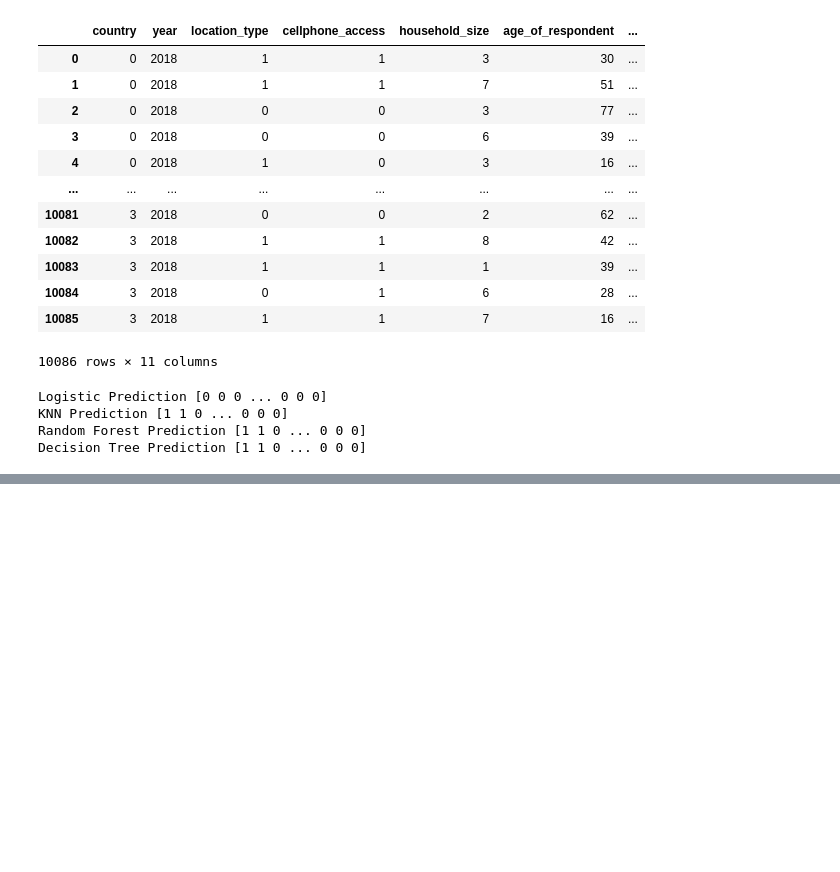
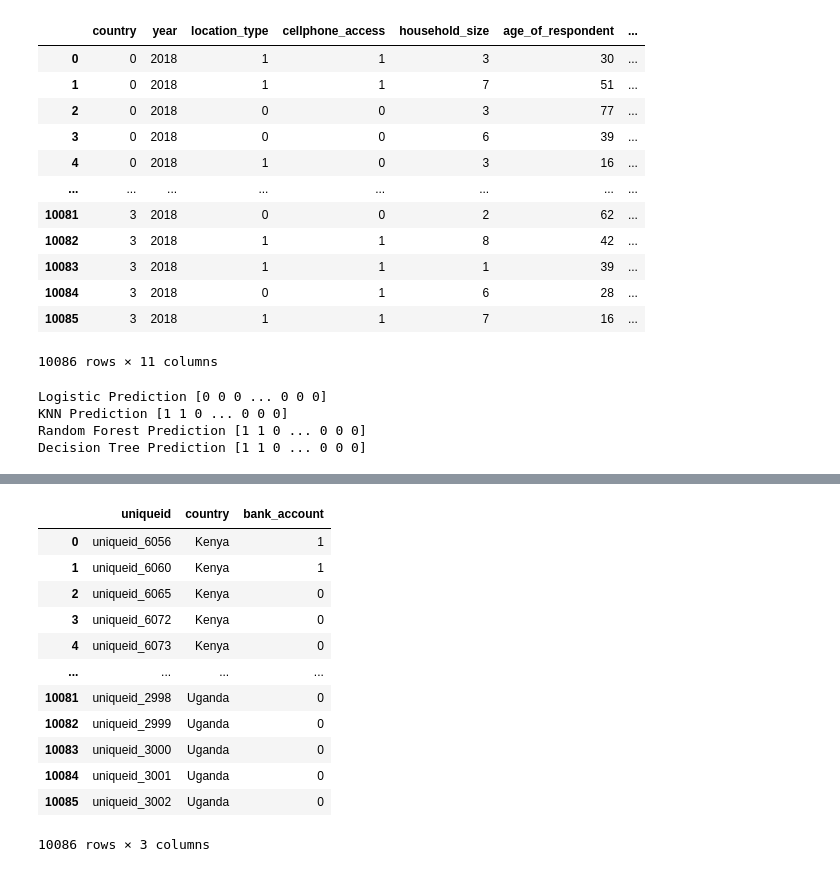
Before and after one commit to camelabs/learning, a Jupyter notebook: ML_TRAIN.ipynb, the cells around one changed output, grey strips where cells are left out. Cells and saved outputs as stored; diff of their text form; code cells hidden in the pictures; blank space fills up the shorter version.

Commit message:
Ready for Zindi

```diff
--- a/ML_TRAIN.ipynb
+++ b/ML_TRAIN.ipynb
@@ -259,0 +277,20 @@ Decision Tree Prediction [1 1 0 ... 0 0 0]
+# %%
+#Joining data for zindi
+ready_for_zindi = test[['uniqueid','country','bank_account']]
+# %%
+#Displaying the data after joining columns needed by zindi
+ready_for_zindi
+# %% [output]
+|  | uniqueid | country | bank_account |
+| 0 | uniqueid_6056 | Kenya | 1 |
+| 1 | uniqueid_6060 | Kenya | 1 |
+| 2 | uniqueid_6065 | Kenya | 0 |
+| 3 | uniqueid_6072 | Kenya | 0 |
+| 4 | uniqueid_6073 | Kenya | 0 |
+| ... | ... | ... | ... |
+| 10081 | uniqueid_2998 | Uganda | 0 |
+| 10082 | uniqueid_2999 | Uganda | 0 |
+| 10083 | uniqueid_3000 | Uganda | 0 |
+| 10084 | uniqueid_3001 | Uganda | 0 |
+| 10085 | uniqueid_3002 | Uganda | 0 |
+10086 rows × 3 columns
```
Also changed, not shown: parts of 5 cells of this notebook.
